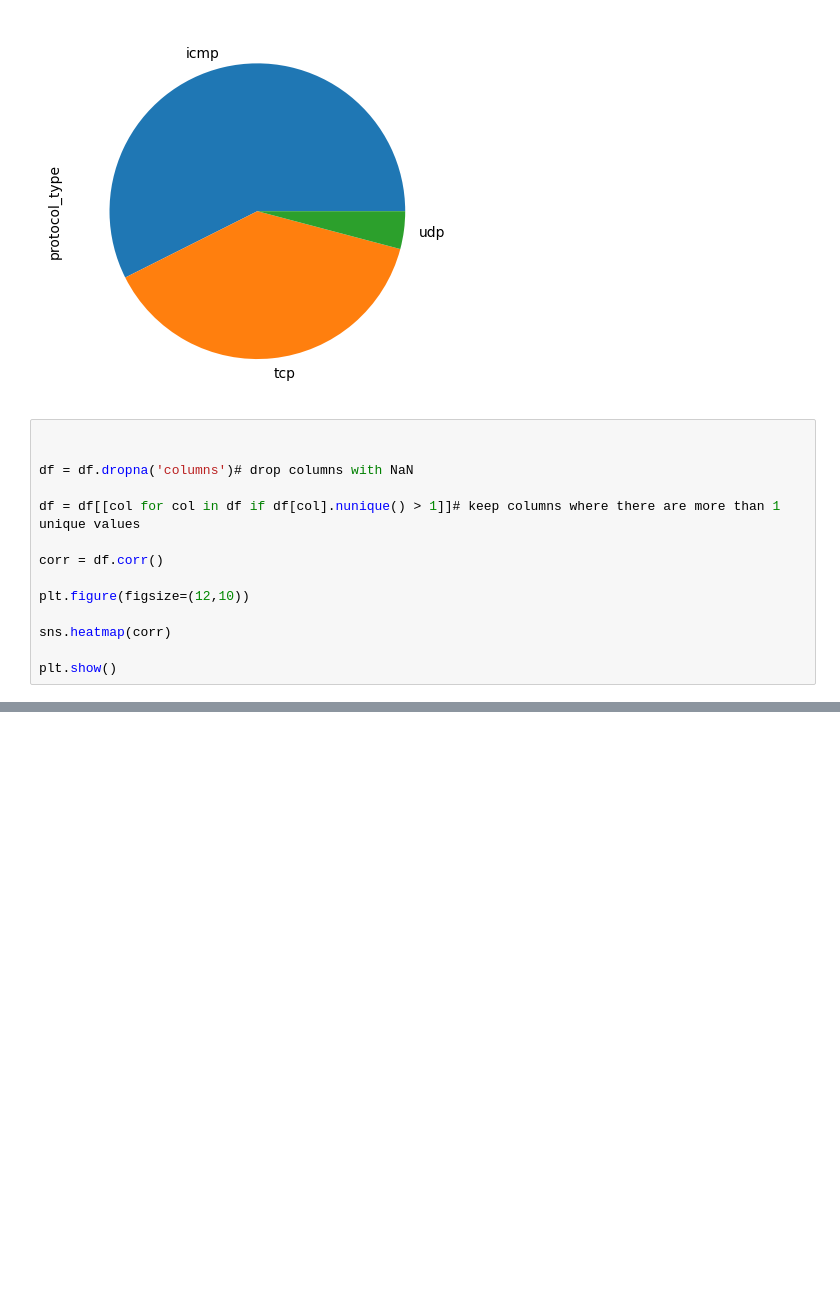
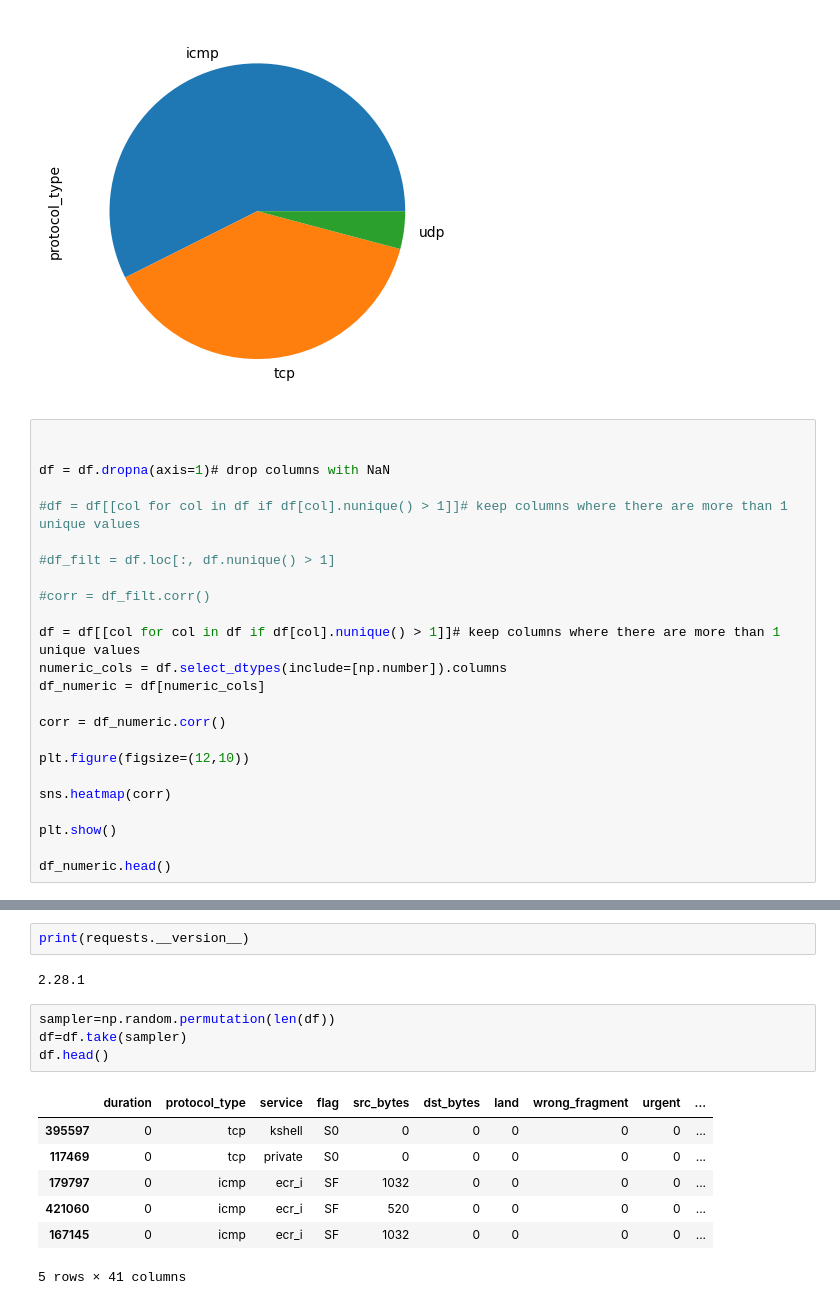
Before and after one commit to mannanrehbari/NetworkIntrusionDetectionSystem, a Jupyter notebook: 01_eda_kddcup99.ipynb, the cells around one changed output, grey strips where cells are left out. Cells and saved outputs as stored; diff of their text form; blank space fills up the shorter version.

```diff
--- a/01_eda_kddcup99.ipynb
+++ b/01_eda_kddcup99.ipynb
@@ -187,16 +185,26 @@ pie_graph('protocol_type')
 # %%
 
 
-df = df.dropna('columns')# drop columns with NaN
+df = df.dropna(axis=1)# drop columns with NaN
+
+#df = df[[col for col in df if df[col].nunique() > 1]]# keep columns where there are more than 1 unique values
+
+#df_filt = df.loc[:, df.nunique() > 1]
+
+#corr = df_filt.corr()
 
 df = df[[col for col in df if df[col].nunique() > 1]]# keep columns where there are more than 1 unique values
+numeric_cols = df.select_dtypes(include=[np.number]).columns
+df_numeric = df[numeric_cols]
 
-corr = df.corr()
+corr = df_numeric.corr()
 
 plt.figure(figsize=(12,10))
 
 sns.heatmap(corr)
 
 plt.show()
+
+df_numeric.head()
 # %% [output]
 [figure]
@@ -202,0 +218,16 @@ plt.show()
+# %%
+print(requests.__version__)
+# %% [output]
+2.28.1
+# %%
+sampler=np.random.permutation(len(df))
+df=df.take(sampler)
+df.head()
+# %% [output]
+|  | duration | protocol_type | service | flag | src_bytes | dst_bytes | land | wrong_fragment | urgent | ... |
+| 395597 | 0 | tcp | kshell | S0 | 0 | 0 | 0 | 0 | 0 | ... |
+| 117469 | 0 | tcp | private | S0 | 0 | 0 | 0 | 0 | 0 | ... |
+| 179797 | 0 | icmp | ecr_i | SF | 1032 | 0 | 0 | 0 | 0 | ... |
+| 421060 | 0 | icmp | ecr_i | SF | 520 | 0 | 0 | 0 | 0 | ... |
+| 167145 | 0 | icmp | ecr_i | SF | 1032 | 0 | 0 | 0 | 0 | ... |
+5 rows × 41 columns
```
Also changed, not shown: parts of 3 cells of this notebook, 2 other files.
